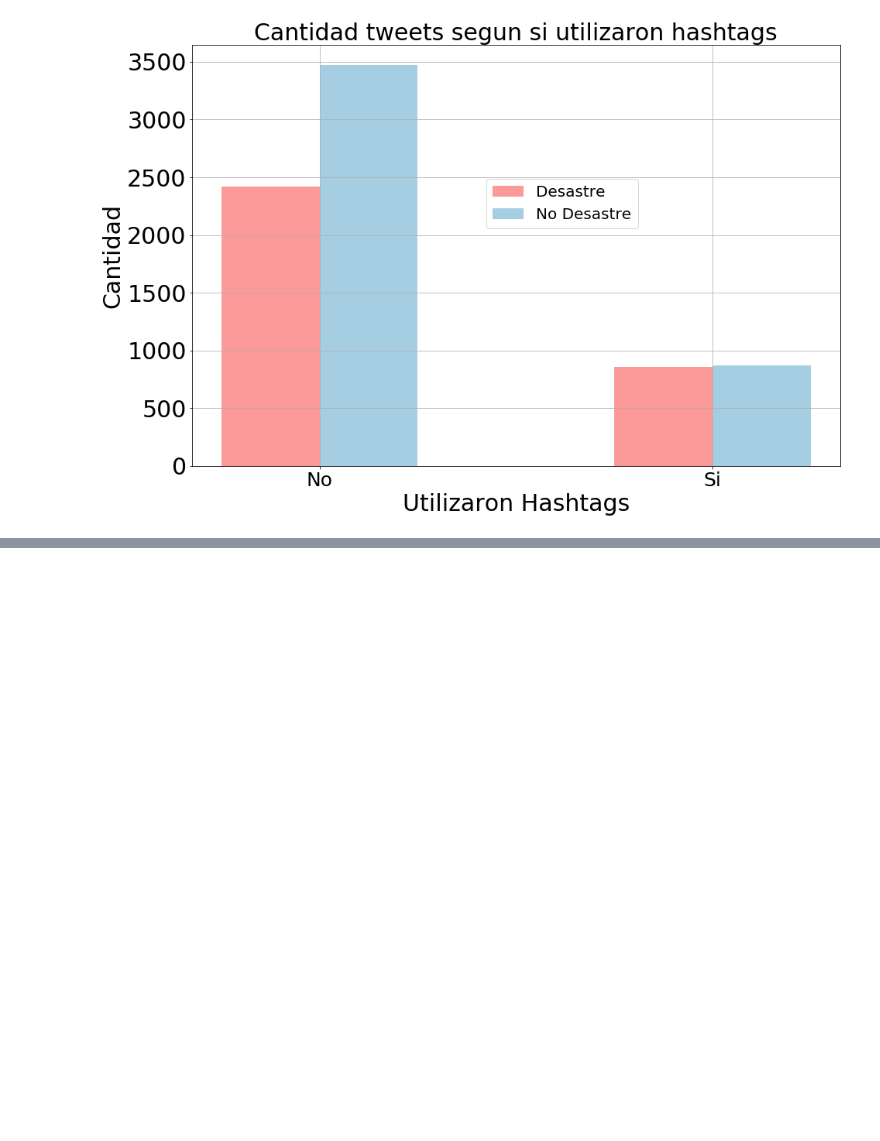
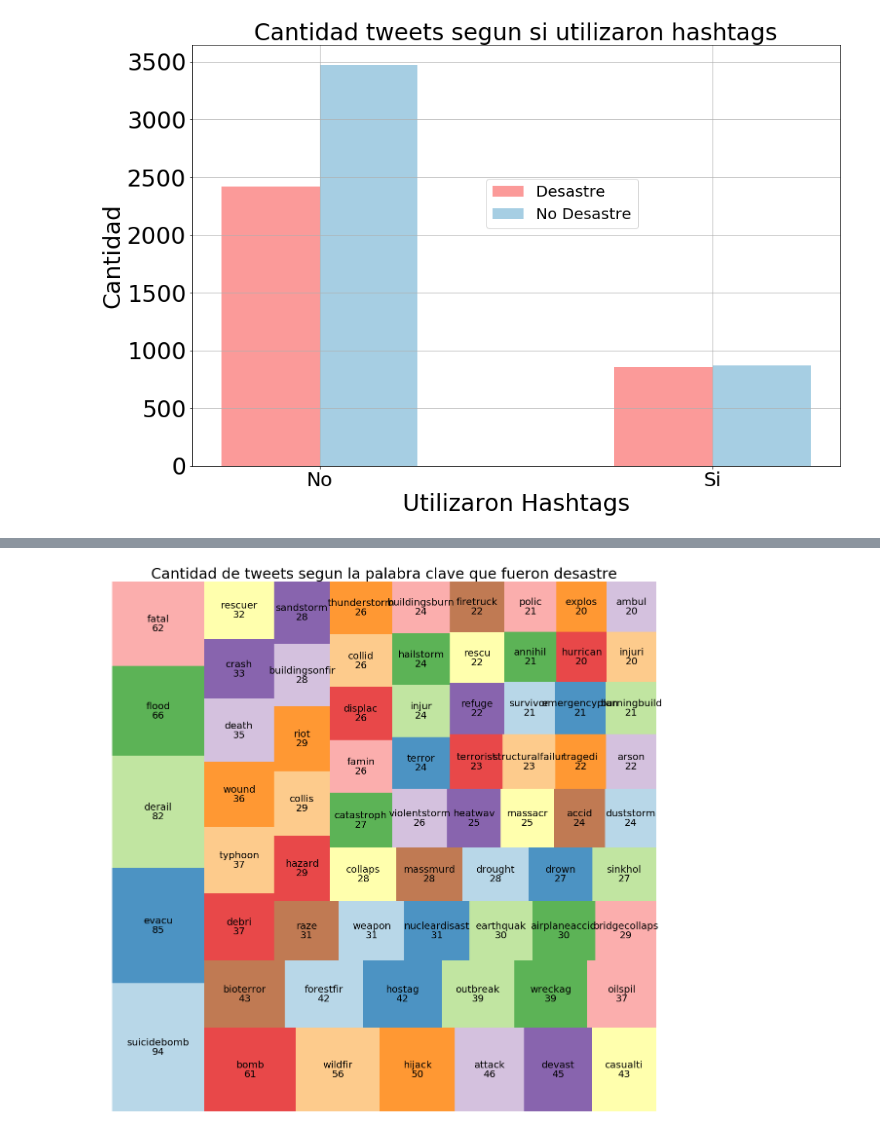
Before and after one commit to FranciscoGauna/TP1-Datos, a Jupyter notebook: Analisis-Kev.ipynb, the cells around one changed output, grey strips where cells are left out. Saved outputs shown, nothing was run; the diff lists cells and outputs as text; code cells hidden in the pictures; blank space fills up the shorter version.

```diff
--- a/Analisis-Kev.ipynb
+++ b/Analisis-Kev.ipynb
@@ -349,0 +390,18 @@ plt.show()
+# %%
+palabras_clave_desastre=palabras_clave[palabras_clave['target']==1]
+# %%
+cant_palabras_clave_desastre=palabras_clave_desastre.groupby('keyword').agg({'cantidad':'sum'}).reset_index()
+# %%
+cant_palabras_clave_desastre.sort_values('cantidad',ascending=False,inplace=True)
+# %%
+plt.figure(figsize=[20,20])
+plt.style.use('ggplot')
+squarify.plot(sizes=cant_palabras_clave_desastre[cant_palabras_clave_desastre['cantidad']>=20]['cantidad'], label=cant_palabras_clave_desastre[cant_palabras_clave_desastre['cantidad']>=20]['keyword'],
+              alpha=.8 ,color=plt.cm.Paired(np.arange(12)),value=cant_palabras_clave_desastre[cant_palabras_clave_desastre['cantidad']>=20]['cantidad'],
+             text_kwargs={'fontsize':20})
+plt.title('Cantidad de tweets segun la palabra clave que fueron desastre',size=30)
+plt.axis('off')
+plt.savefig("cantidad_tweets_palabra_clave_1.png",bbox_inches='tight')
+plt.show()
+# %% [output]
+[figure, added]
```
Also changed, not shown: parts of 17 cells of this notebook, 1 other file.
